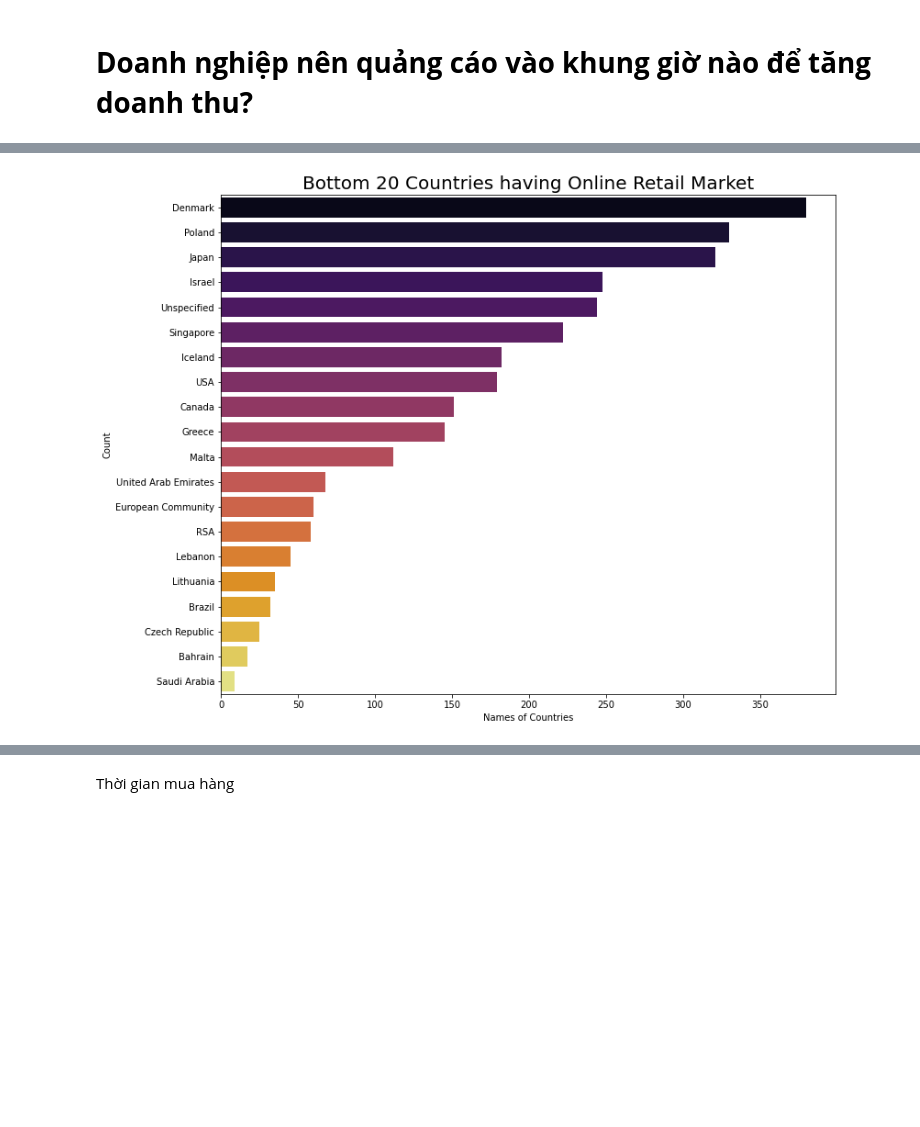
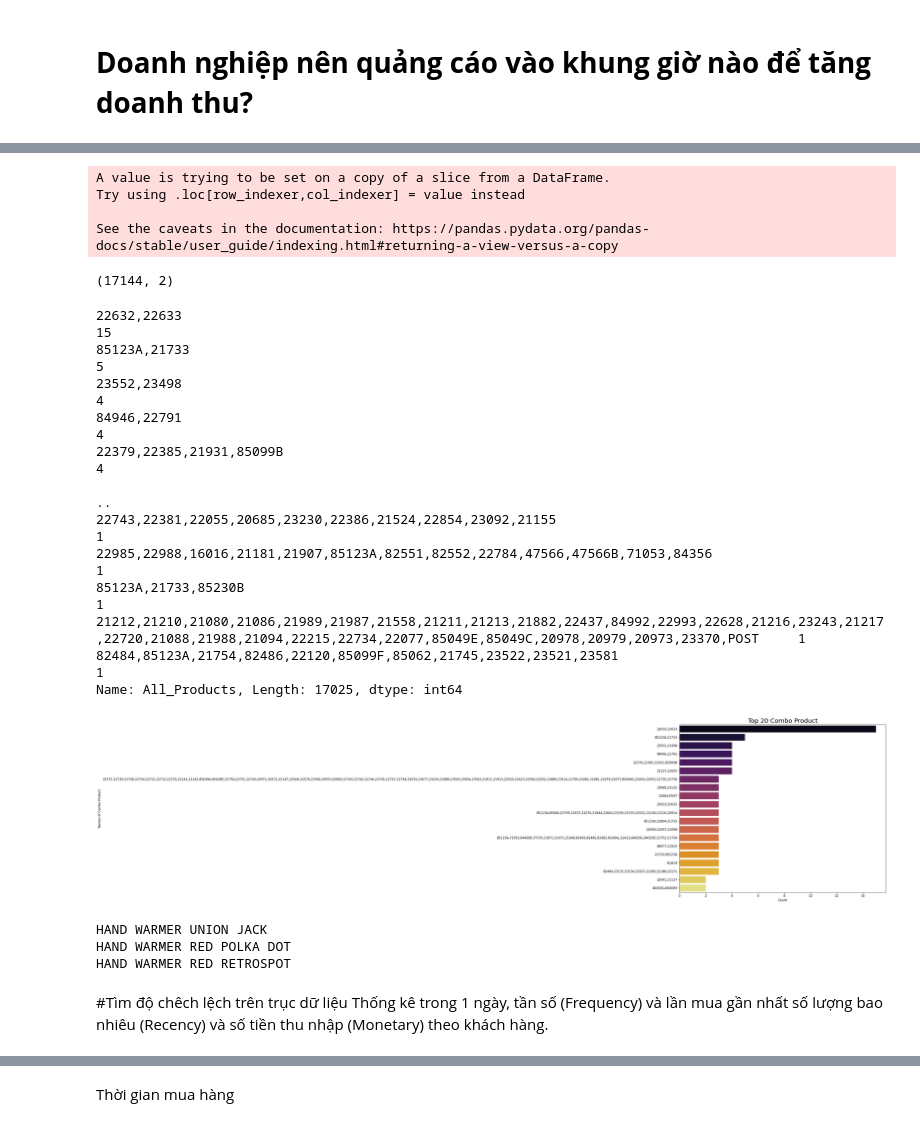
Before and after one commit to Edna-soso/DataAnalysis_Project, a Jupyter notebook: Data_Visualization/Data_Visualization.ipynb, the cells around one changed output, grey strips where cells are left out. Drawn from its saved outputs; the diff is of its cells as text; code cells hidden in the pictures; blank space fills up the shorter version.

```diff
--- a/Data_Visualization/Data_Visualization.ipynb
+++ b/Data_Visualization/Data_Visualization.ipynb
@@ -136,0 +141,3 @@ Text(0, 0.5, 'TotalCost')
+# %%
+data_dup = data[data["InvoiceNo"].duplicated(keep= False)]
+data_dup.head()
@@ -137,10 +151,55 @@ Text(0, 0.5, 'TotalCost')
+# %%
+gr_product = lambda product: ','.join(product)
+data_dup["All_Products"]= data_dup.groupby("InvoiceNo")["StockCode"].transform(gr_product)
+# %% [output]
+A value is trying to be set on a copy of a slice from a DataFrame.
+Try using .loc[row_indexer,col_indexer] = value instead
+
+See the caveats in the documentation: https://pandas.pydata.org/pandas-docs/stable/user_guide/indexing.html#returning-a-view-versus-a-copy
+# %%
+data_combo= data_dup[["InvoiceNo","All_Products"]].drop_duplicates()
+data_combo.shape
+# %% [output]
+(17144, 2)
+# %%
+data_combo["All_Products"].value_counts()
+# %% [output]
+22632,22633                                                                                                                                                                                   15
+85123A,21733                                                                                                                                                                                   5
+23552,23498                                                                                                                                                                                    4
+84946,22791                                                                                                                                                                                    4
+22379,22385,21931,85099B                                                                                                                                                                       4
+                                                                                                                                                                                              ..
+22743,22381,22055,20685,23230,22386,21524,22854,23092,21155                                                                                                                                    1
+22985,22988,16016,21181,21907,85123A,82551,82552,22784,47566,47566B,71053,84356                                                                                                                1
+85123A,21733,85230B                                                                                                                                                                            1
+21212,21210,21080,21086,21989,21987,21558,21211,21213,21882,22437,84992,22993,22628,21216,23243,21217,22720,21088,21988,21094,22215,22734,22077,85049E,85049C,20978,20979,20973,23370,POST     1
+82484,85123A,21754,82486,22120,85099F,85062,21745,23522,23521,23581                                                                                                                            1
+Name: All_Products, Length: 17025, dtype: int64
 # %%
 plt.rcParams['figure.figsize'] = (12, 10)
-a = data['Country'].value_counts().tail(20)
+a = data_combo["All_Products"].value_counts().head(20)
 sns.barplot(x = a.values, y = a.index, palette = 'inferno')
-plt.title('Bottom 20 Countries having Online Retail Market', fontsize = 20)
-plt.xlabel('Names of Countries')
-plt.ylabel('Count')
+plt.title('Top 20 Combo Product', fontsize = 20)
+plt.ylabel('Names of Combo Product')
+plt.xlabel('Count')
 plt.show()
 # %% [output]
-[figure, old version]
+[figure, new version]
+# %%
+data_arr= np.array(data_dup[["StockCode","Description"]])
+data_arr
+b=[]
+for i in data_arr:
+  if i[0] == "22632" or i[0]=="22633" :
+    if i[1] not in b:
+      b.append(i[1])
+for i in b:
+  print(i)
+# %% [output]
+HAND WARMER UNION JACK
+HAND WARMER RED POLKA DOT
+HAND WARMER RED RETROSPOT
+# %% [markdown]
+#Tìm độ chêch lệch trên trục dữ liệu
+Thống kê trong 1 ngày, tần số (Frequency) và lần mua gần nhất số lượng bao nhiêu (Recency) và số tiền thu nhập (Monetary) theo khách hàng.
```
Also changed, not shown: parts of 19 cells of this notebook.
